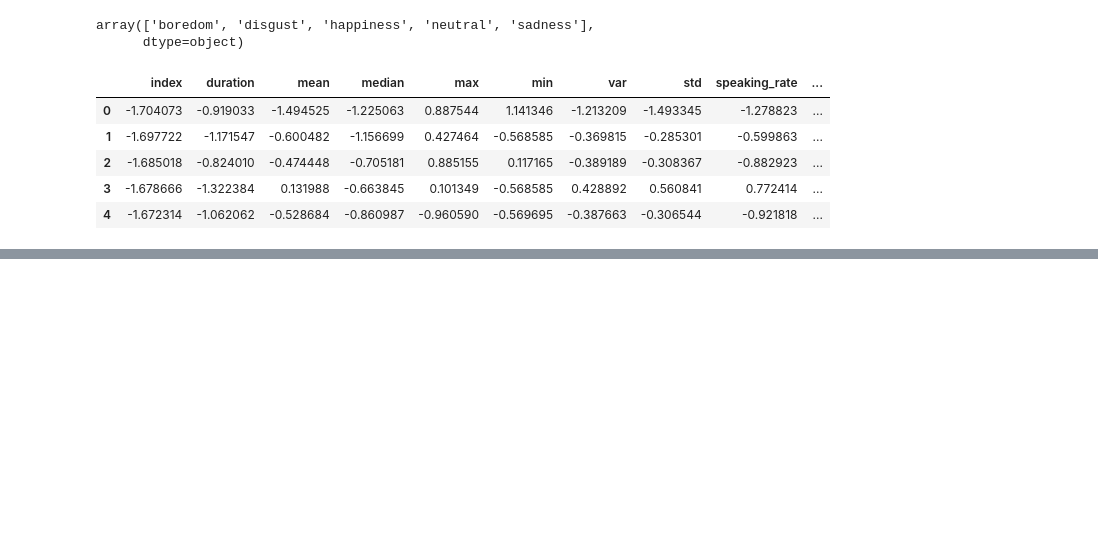
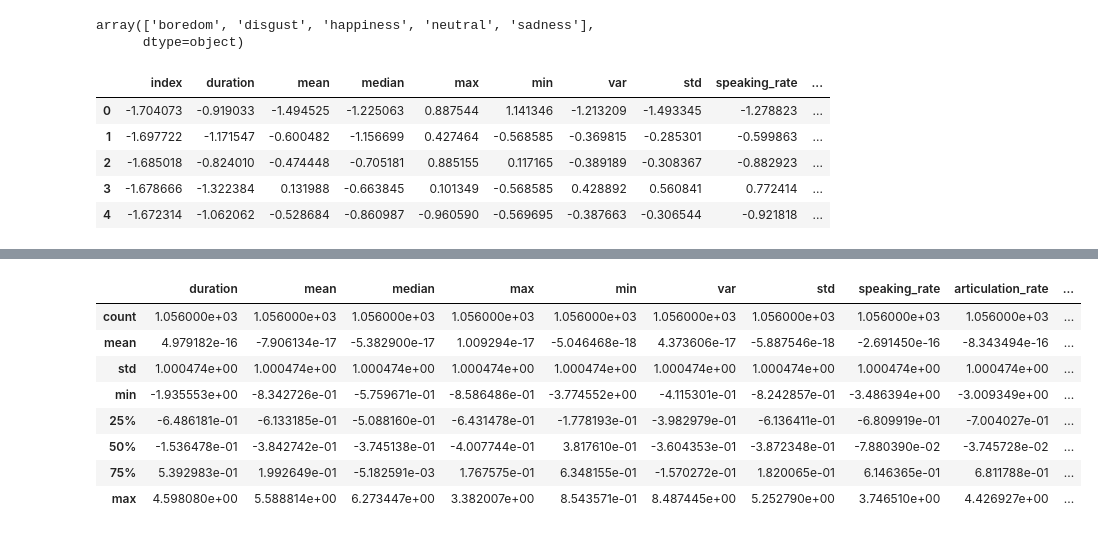
Before and after one commit to kimlindner/automatic_speech_emotion_recognition, a Jupyter notebook: notebooks/Preprocessing.ipynb, the cells around one changed output, grey strips where cells are left out. Cells and saved outputs as stored; diff of their text form; code cells hidden in the pictures; blank space fills up the shorter version.

Commit message:
Update Preprocessing.ipynb
added preprocessing for ravdess, emodb + ravdess

```diff
--- a/notebooks/Preprocessing.ipynb
+++ b/notebooks/Preprocessing.ipynb
@@ -155,0 +164,8 @@ df_prep.head()
+# %%
+# load the data
+df = pd.read_pickle('../results/extracted_features_modified_all_stats_ravdess.pkl')
+
+# drop unnecessary original information
+df.drop(columns=['file', 'speaker', 'gender'], inplace=True)
+
+df.columns.to_list()
@@ -155,0 +227,21 @@ df_prep.head()
+# %%
+# seperate data from target variable
+y = df['label']
+X = df.drop('label', axis=1)
+
+# choose only numerical columns
+numerics = ['int16', 'int32', 'int64', 'float16', 'float32', 'float64']
+X_prep = X.select_dtypes(include=numerics)
+
+# encode the target variable into a numeric value
+label_enc = preprocessing.LabelEncoder()
+y_prep = pd.DataFrame(label_enc.fit_transform(y), columns=['label'])
+
+# scale numerical features with StandardScaler
+scaler = preprocessing.StandardScaler()
+X_prep[X_prep.columns] = scaler.fit_transform(X_prep[X_prep.columns])
+
+# create and save preprocessed dataset
+df_prep = pd.concat([X_prep, y_prep], axis=1)
+df_prep.to_pickle('../results/df_prep_numerical_only_all_stats_ravdess.pkl')
+df_prep.head()
@@ -155,0 +285,13 @@ df_prep.head()
+# %%
+df_desc = df_prep.describe()
+df_desc
+# %% [output]
+|  | duration | mean | median | max | min | var | std | speaking_rate | articulation_rate | ... |
+| count | 1.056000e+03 | 1.056000e+03 | 1.056000e+03 | 1.056000e+03 | 1.056000e+03 | 1.056000e+03 | 1.056000e+03 | 1.056000e+03 | 1.056000e+03 | ... |
+| mean | 4.979182e-16 | -7.906134e-17 | -5.382900e-17 | 1.009294e-17 | -5.046468e-18 | 4.373606e-17 | -5.887546e-18 | -2.691450e-16 | -8.343494e-16 | ... |
+| std | 1.000474e+00 | 1.000474e+00 | 1.000474e+00 | 1.000474e+00 | 1.000474e+00 | 1.000474e+00 | 1.000474e+00 | 1.000474e+00 | 1.000474e+00 | ... |
+| min | -1.935553e+00 | -8.342726e-01 | -5.759671e-01 | -8.586486e-01 | -3.774552e+00 | -4.115301e-01 | -8.242857e-01 | -3.486394e+00 | -3.009349e+00 | ... |
+| 25% | -6.486181e-01 | -6.133185e-01 | -5.088160e-01 | -6.431478e-01 | -1.778193e-01 | -3.982979e-01 | -6.136411e-01 | -6.809919e-01 | -7.004027e-01 | ... |
+| 50% | -1.536478e-01 | -3.842742e-01 | -3.745138e-01 | -4.007744e-01 | 3.817610e-01 | -3.604353e-01 | -3.872348e-01 | -7.880390e-02 | -3.745728e-02 | ... |
+| 75% | 5.392983e-01 | 1.992649e-01 | -5.182591e-03 | 1.767575e-01 | 6.348155e-01 | -1.570272e-01 | 1.820065e-01 | 6.146365e-01 | 6.811788e-01 | ... |
+| max | 4.598080e+00 | 5.588814e+00 | 6.273447e+00 | 3.382007e+00 | 8.543571e-01 | 8.487445e+00 | 5.252790e+00 | 3.746510e+00 | 4.426927e+00 | ... |
```
Also changed, not shown: parts of 31 cells of this notebook.
